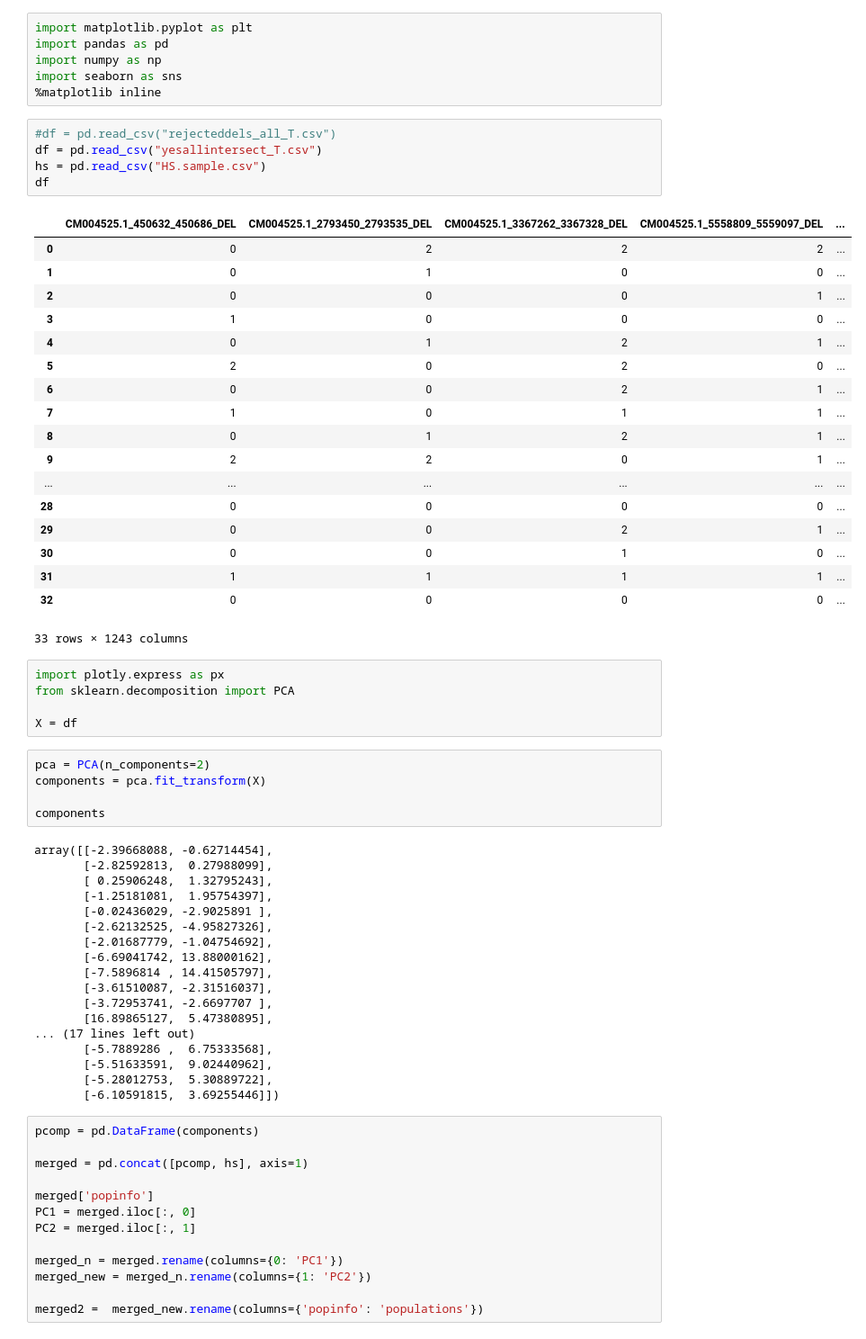
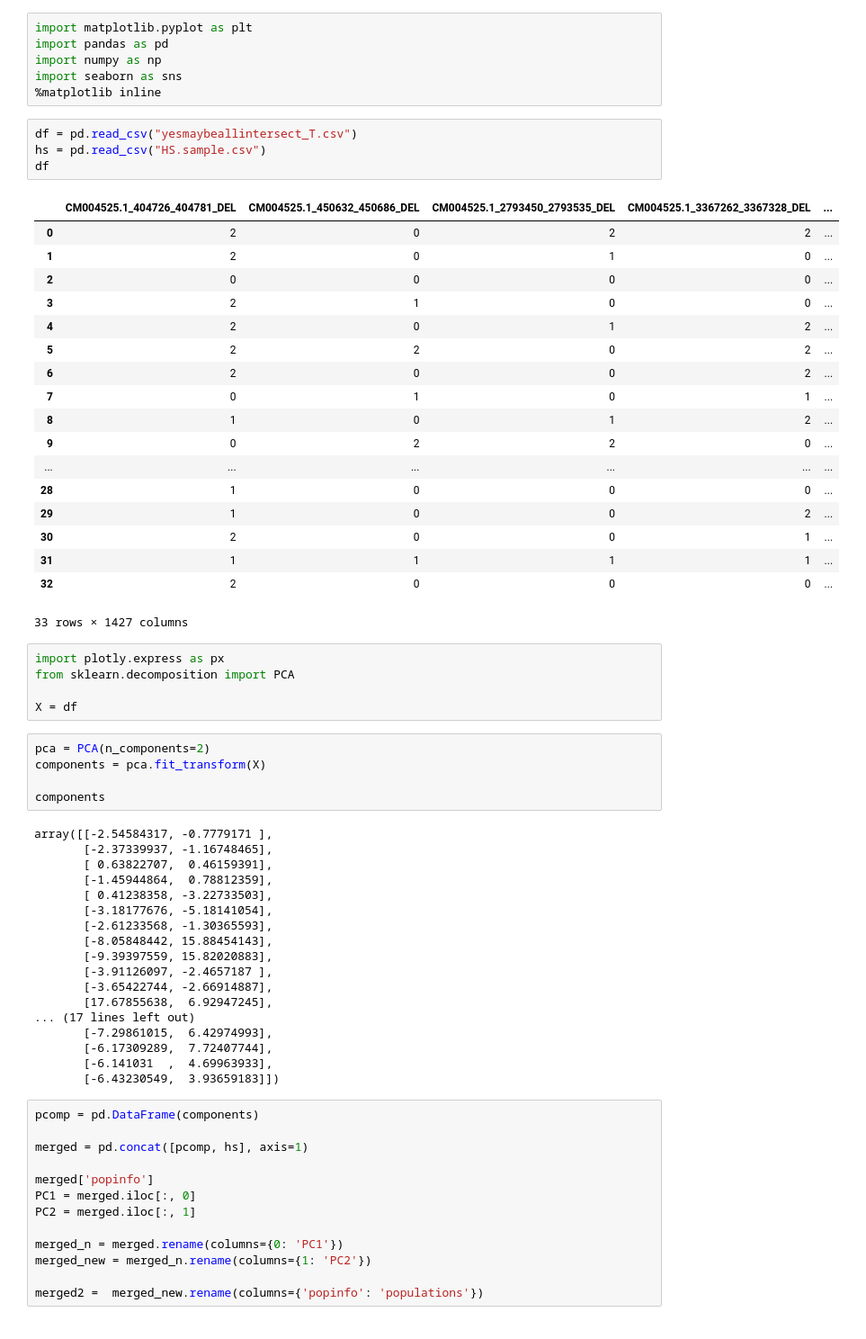
Before and after one commit to gdaviduu/House-Sparrow-Genome-Analysis, a Jupyter notebook: Extract_SV_regions_YesMaybe_intersectall.ipynb, the cells around one changed output. Shown at 90% size. Cells and saved outputs as stored; diff of their text form.

```diff
--- a/Extract_SV_regions_YesMaybe_intersectall.ipynb
+++ b/Extract_SV_regions_YesMaybe_intersectall.ipynb
@@ -193,29 +135,28 @@ import numpy as np
 import seaborn as sns
 %matplotlib inline
 # %%
-#df = pd.read_csv("rejecteddels_all_T.csv")
-df = pd.read_csv("yesallintersect_T.csv")
+df = pd.read_csv("yesmaybeallintersect_T.csv")
 hs = pd.read_csv("HS.sample.csv")
 df
 # %% [output]
-|  | CM004525.1_450632_450686_DEL | CM004525.1_2793450_2793535_DEL | CM004525.1_3367262_3367328_DEL | CM004525.1_5558809_5559097_DEL | ... |
-| 0 | 0 | 2 | 2 | 2 | ... |
-| 1 | 0 | 1 | 0 | 0 | ... |
-| 2 | 0 | 0 | 0 | 1 | ... |
-| 3 | 1 | 0 | 0 | 0 | ... |
-| 4 | 0 | 1 | 2 | 1 | ... |
-| 5 | 2 | 0 | 2 | 0 | ... |
-| 6 | 0 | 0 | 2 | 1 | ... |
-| 7 | 1 | 0 | 1 | 1 | ... |
-| 8 | 0 | 1 | 2 | 1 | ... |
-| 9 | 2 | 2 | 0 | 1 | ... |
+|  | CM004525.1_404726_404781_DEL | CM004525.1_450632_450686_DEL | CM004525.1_2793450_2793535_DEL | CM004525.1_3367262_3367328_DEL | ... |
+| 0 | 2 | 0 | 2 | 2 | ... |
+| 1 | 2 | 0 | 1 | 0 | ... |
+| 2 | 0 | 0 | 0 | 0 | ... |
+| 3 | 2 | 1 | 0 | 0 | ... |
+| 4 | 2 | 0 | 1 | 2 | ... |
+| 5 | 2 | 2 | 0 | 2 | ... |
+| 6 | 2 | 0 | 0 | 2 | ... |
+| 7 | 0 | 1 | 0 | 1 | ... |
+| 8 | 1 | 0 | 1 | 2 | ... |
+| 9 | 0 | 2 | 2 | 0 | ... |
 | ... | ... | ... | ... | ... | ... |
-| 28 | 0 | 0 | 0 | 0 | ... |
-| 29 | 0 | 0 | 2 | 1 | ... |
-| 30 | 0 | 0 | 1 | 0 | ... |
+| 28 | 1 | 0 | 0 | 0 | ... |
+| 29 | 1 | 0 | 0 | 2 | ... |
+| 30 | 2 | 0 | 0 | 1 | ... |
 | 31 | 1 | 1 | 1 | 1 | ... |
-| 32 | 0 | 0 | 0 | 0 | ... |
+| 32 | 2 | 0 | 0 | 0 | ... |
-33 rows × 1243 columns
+33 rows × 1427 columns
 # %%
 import plotly.express as px
 from sklearn.decomposition import PCA
@@ -227,23 +168,23 @@ components = pca.fit_transform(X)
 
 components
 # %% [output]
-array([[-2.39668088, -0.62714454],
-       [-2.82592813,  0.27988099],
-       [ 0.25906248,  1.32795243],
-       [-1.25181081,  1.95754397],
-       [-0.02436029, -2.9025891 ],
-       [-2.62132525, -4.95827326],
-       [-2.01687779, -1.04754692],
-       [-6.69041742, 13.88000162],
-       [-7.5896814 , 14.41505797],
-       [-3.61510087, -2.31516037],
-       [-3.72953741, -2.6697707 ],
-       [16.89865127,  5.47380895],
+array([[-2.54584317, -0.7779171 ],
+       [-2.37339937, -1.16748465],
+       [ 0.63822707,  0.46159391],
+       [-1.45944864,  0.78812359],
+       [ 0.41238358, -3.22733503],
+       [-3.18177676, -5.18141054],
+       [-2.61233568, -1.30365593],
+       [-8.05848442, 15.88454143],
+       [-9.39397559, 15.82020883],
+       [-3.91126097, -2.4657187 ],
+       [-3.65422744, -2.66914887],
+       [17.67855638,  6.92947245],
 ... (17 lines left out)
-       [-5.7889286 ,  6.75333568],
-       [-5.51633591,  9.02440962],
-       [-5.28012753,  5.30889722],
-       [-6.10591815,  3.69255446]])
+       [-7.29861015,  6.42974993],
+       [-6.17309289,  7.72407744],
+       [-6.141031  ,  4.69963933],
+       [-6.43230549,  3.93659183]])
 # %%
 pcomp = pd.DataFrame(components)
 
```
Also changed, not shown: parts of 114 cells of this notebook.
